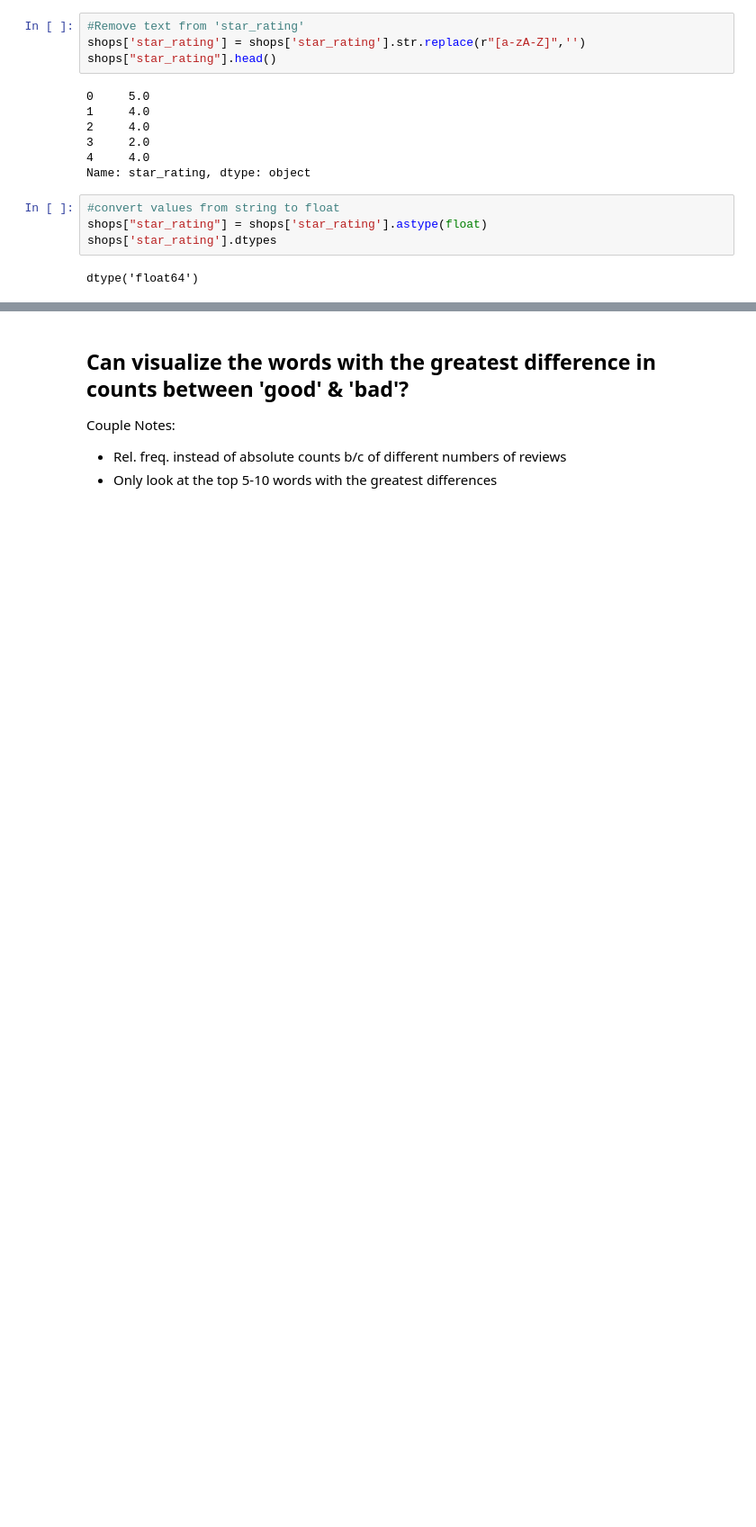
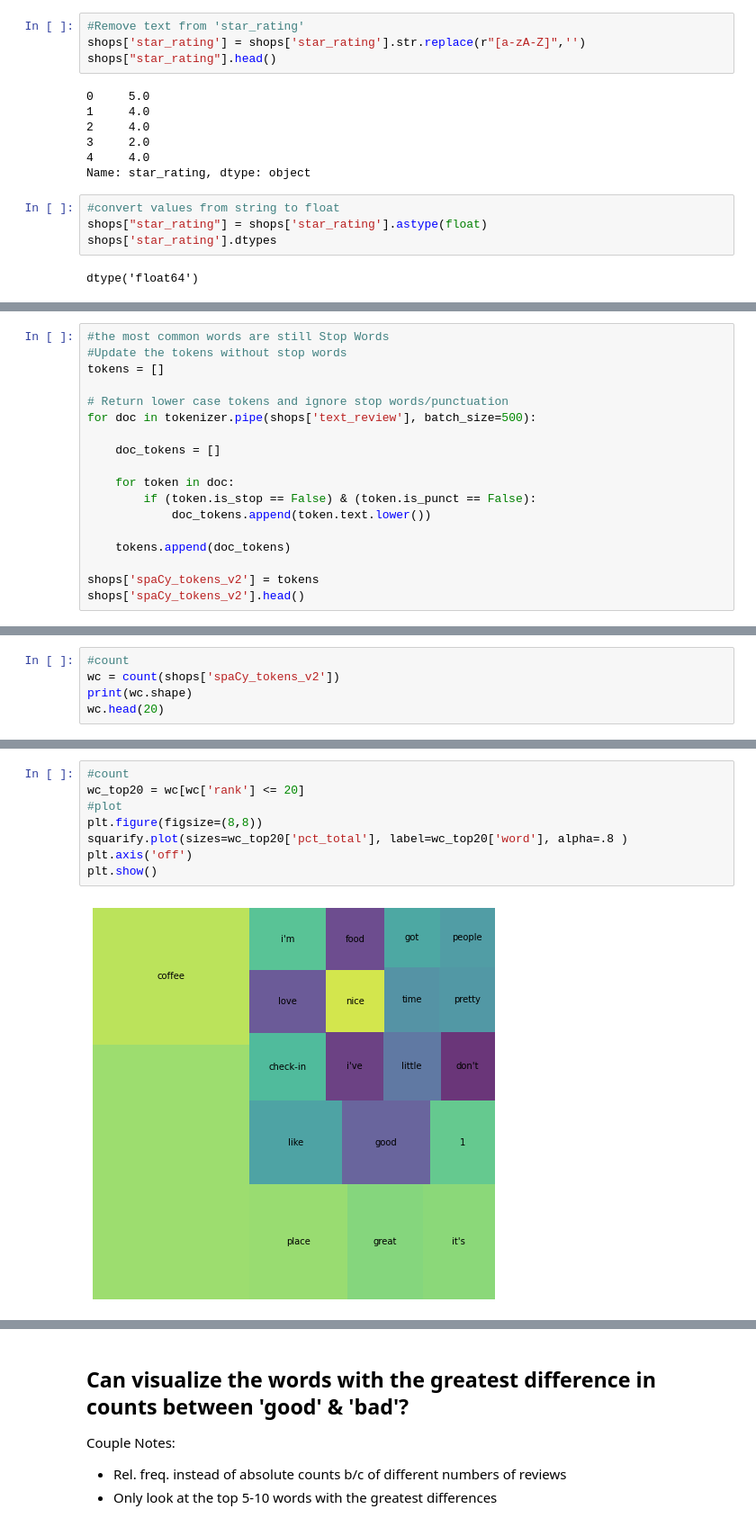
Before and after one commit to AmyBeisel/DS-Unit-4-Sprint-1-NLP, a Jupyter notebook: module1-text-data/LS_DS_411_Text_Data_Assignment.ipynb, the cells around one changed output, grey strips where cells are left out. Shown at 90% size. Cells and saved outputs as stored; diff of their text form; blank space fills up the shorter version.

```diff
--- a/module1-text-data/LS_DS_411_Text_Data_Assignment.ipynb
+++ b/module1-text-data/LS_DS_411_Text_Data_Assignment.ipynb
@@ -121,0 +365,18 @@ shops.head()
+# %%
+#the most common words are still Stop Words
+#Update the tokens without stop words
+tokens = []
+
+# Return lower case tokens and ignore stop words/punctuation
+for doc in tokenizer.pipe(shops['text_review'], batch_size=500):
+
+    doc_tokens = []
+
+    for token in doc:
+        if (token.is_stop == False) & (token.is_punct == False):
+            doc_tokens.append(token.text.lower())
+
+    tokens.append(doc_tokens)
+
+shops['spaCy_tokens_v2'] = tokens
+shops['spaCy_tokens_v2'].head()
@@ -121,0 +390,5 @@ shops.head()
+# %%
+#count
+wc = count(shops['spaCy_tokens_v2'])
+print(wc.shape)
+wc.head(20)
@@ -121,0 +414,10 @@ shops.head()
+# %%
+#count
+wc_top20 = wc[wc['rank'] <= 20]
+#plot
+plt.figure(figsize=(8,8))
+squarify.plot(sizes=wc_top20['pct_total'], label=wc_top20['word'], alpha=.8 )
+plt.axis('off')
+plt.show()
+# %% [output]
+[figure, added]
```
Also changed, not shown: parts of 46 cells of this notebook.
